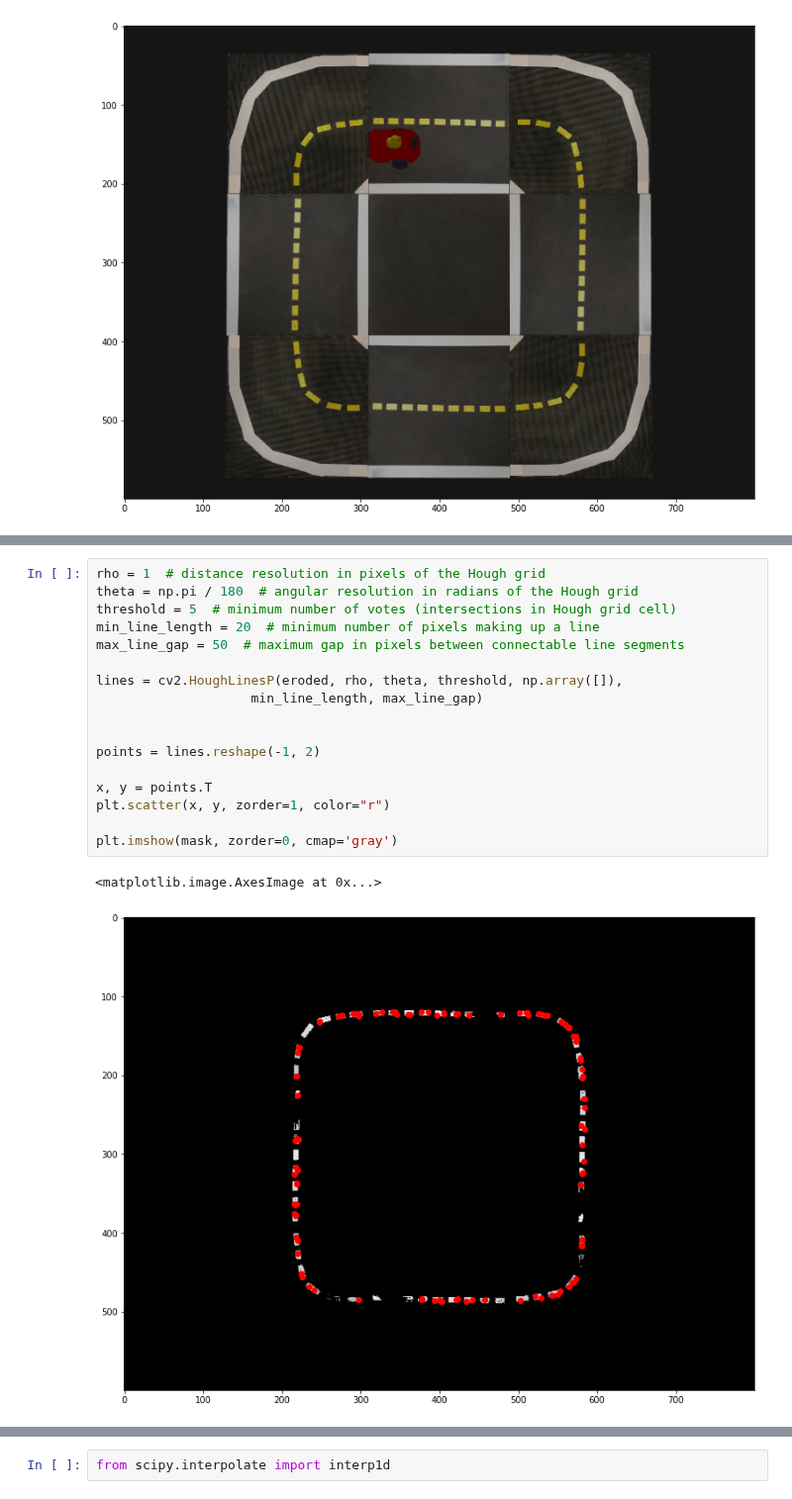
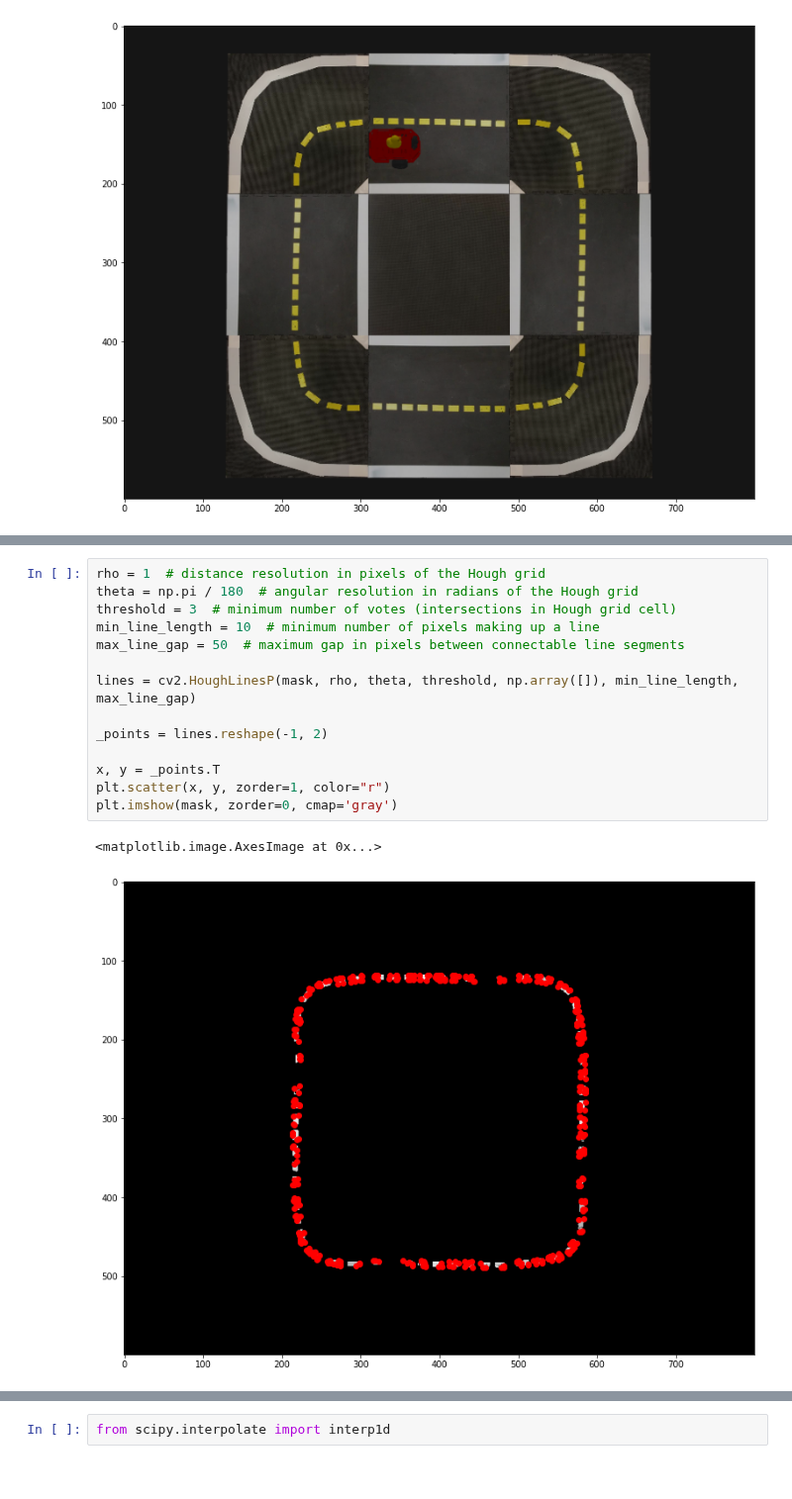
Before and after one commit to giuliovv/duckrace, a Jupyter notebook: trajectory_extraction.ipynb, the cells around one changed output, grey strips where cells are left out. Shown at 99% size. Cells and saved outputs as stored; diff of their text form.

```diff
--- a/trajectory_extraction.ipynb
+++ b/trajectory_extraction.ipynb
@@ -60,20 +71,17 @@ plt.imshow(edges, cmap='gray')
 # %%
 rho = 1  # distance resolution in pixels of the Hough grid
 theta = np.pi / 180  # angular resolution in radians of the Hough grid
-threshold = 5  # minimum number of votes (intersections in Hough grid cell)
-min_line_length = 20  # minimum number of pixels making up a line
+threshold = 3  # minimum number of votes (intersections in Hough grid cell)
+min_line_length = 10  # minimum number of pixels making up a line
 max_line_gap = 50  # maximum gap in pixels between connectable line segments
 
-lines = cv2.HoughLinesP(eroded, rho, theta, threshold, np.array([]),
-                    min_line_length, max_line_gap)
+lines = cv2.HoughLinesP(mask, rho, theta, threshold, np.array([]), min_line_length, max_line_gap)
 
+_points = lines.reshape(-1, 2)
 
-points = lines.reshape(-1, 2)
-
-x, y = points.T
+x, y = _points.T
 plt.scatter(x, y, zorder=1, color="r")
-
 plt.imshow(mask, zorder=0, cmap='gray')
 # %% [output]
 <matplotlib.image.AxesImage at 0x...>
-[figure, old version]
+[figure, new version]
```
Also changed, not shown: parts of 11 cells of this notebook.
